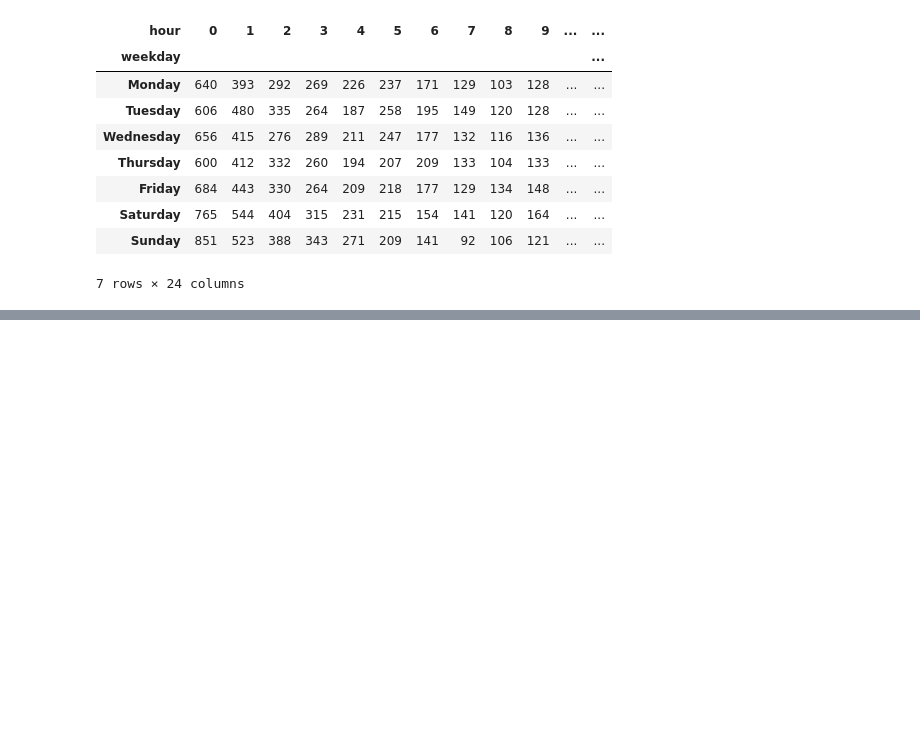
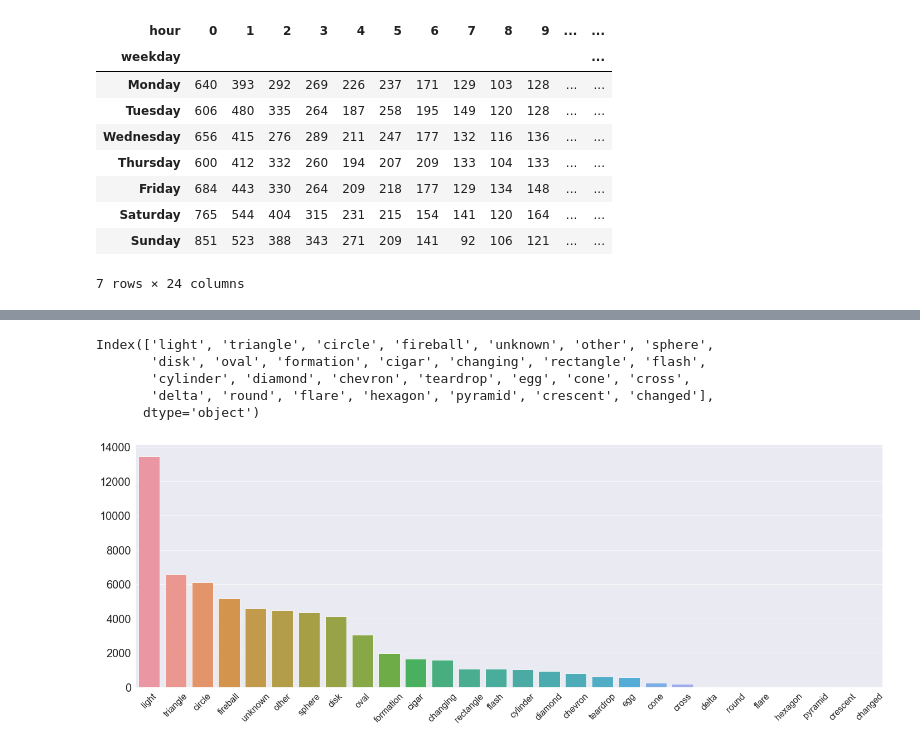
Before and after one commit to weirdyang/practice, a Jupyter notebook: aliens/aliens-exploration.ipynb, the cells around one changed output, grey strips where cells are left out. Cells and saved outputs as stored; diff of their text form; code cells hidden in the pictures; blank space fills up the shorter version.

```diff
--- a/aliens/aliens-exploration.ipynb
+++ b/aliens/aliens-exploration.ipynb
@@ -152,7 +152,7 @@ df[df['hour'].isnull()]
 # %%
 df['hour'] = df['hour'].astype(int)
 # %%
-df.pivot_table(index='country',
+shapes = df.pivot_table(index='country',
                columns='shape',
                aggfunc='size',
                fill_value=0)
@@ -210,0 +203,23 @@ Text(0.5, 67.34336842105266, 'Hour of Sighting (24h)')
+# %%
+def construct_shapes_graph(df):
+    sns.set_style('darkgrid')
+    sns.set_context('paper')
+    # Draw a nested barplot to show survival for class and sex
+    shapes = df["shape"].value_counts().index
+    print(shapes)
+    shape_values = df["shape"].value_counts().values
+    plt.subplots(figsize=(24,8))
+    sns.barplot(shapes, shape_values)
+    plt.xticks(rotation=45, fontsize=16)
+    plt.yticks(fontsize=20)
+
+    plt.show()
+# %%
+construct_shapes_graph(us_data)
+# %% [output]
+Index(['light', 'triangle', 'circle', 'fireball', 'unknown', 'other', 'sphere',
+       'disk', 'oval', 'formation', 'cigar', 'changing', 'rectangle', 'flash',
+       'cylinder', 'diamond', 'chevron', 'teardrop', 'egg', 'cone', 'cross',
+       'delta', 'round', 'flare', 'hexagon', 'pyramid', 'crescent', 'changed'],
+      dtype='object')
+[figure, added]
```
Also changed, not shown: parts of 6 cells of this notebook.
